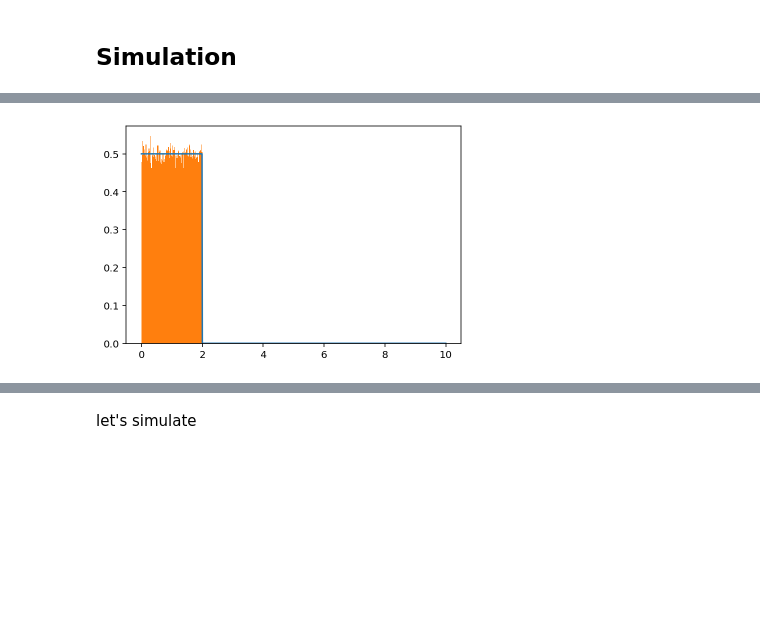
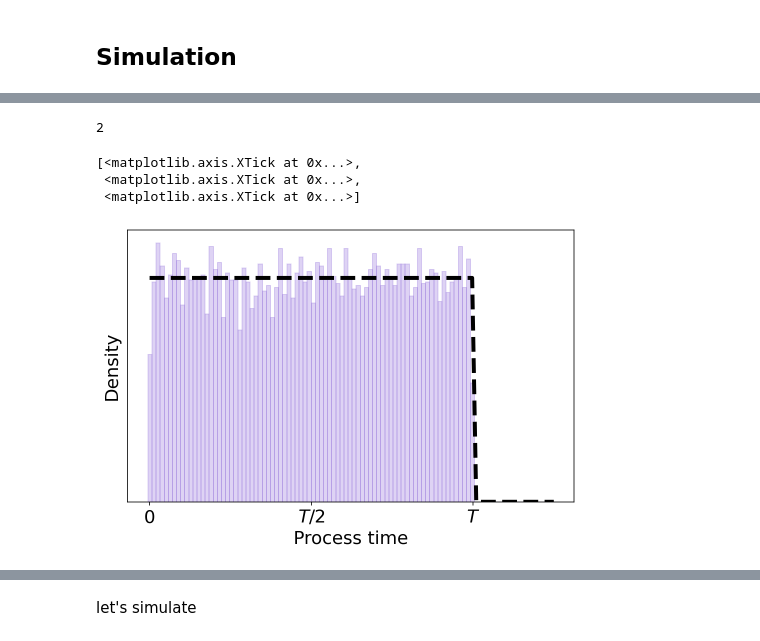
Before and after one commit to pachterlab/GVP_2023, a Jupyter notebook: gg230119_reactors.ipynb, the cells around one changed output, grey strips where cells are left out. Drawn from its saved outputs; the diff is of its cells as text; code cells hidden in the pictures; blank space fills up the shorter version.

```diff
--- a/gg230119_reactors.ipynb
+++ b/gg230119_reactors.ipynb
@@ -538,0 +524,5 @@ _=plt.hist(restime_sim,100,density=True)
+# %%
+model_colors = ['mediumaquamarine','mediumpurple','orchid']
+fs = 18
+lw=4
+dims = (8,5)
@@ -539,8 +552,26 @@ _=plt.hist(restime_sim,100,density=True)
+# %%
+T
+# %% [output]
+2
 # %%
-# plt.plot(t_,restime_uni)
-# nsim = 100000/
+fig1,ax1 = plt.subplots(1,1,figsize=dims)
+
+T = 2
+t_ = np.linspace(0,2.5,100)
+restime_uni = np.zeros_like(t_)
+restime_uni[t_<= T] = 1/T
+ax1.plot(t_,restime_uni,'k--',linewidth=lw)
+
 restime_sim = (scipy.stats.uniform(0,T).rvs(nsim))
-bins = t_-0.5
-_=plt.hist(restime_sim,100,density=True)
+bins = t_-0.01
+
+_=ax1.hist(restime_sim,bins,density=True,facecolor=model_colors[1],alpha=0.3,edgecolor=model_colors[1])
+ax1.set_xlabel('Process time',fontsize=fs)
+ax1.set_ylabel('Density',fontsize=fs)
+ax1.set_yticks([])
+ax1.set_xticks([0,T/2,T],['0',r'$T/2$',r'$T$'],fontsize=fs)
 # %% [output]
+[<matplotlib.axis.XTick at 0x...>,
+ <matplotlib.axis.XTick at 0x...>,
+ <matplotlib.axis.XTick at 0x...>]
-[figure, old version]
+[figure, new version]
```
Also changed, not shown: parts of 16 cells of this notebook.
